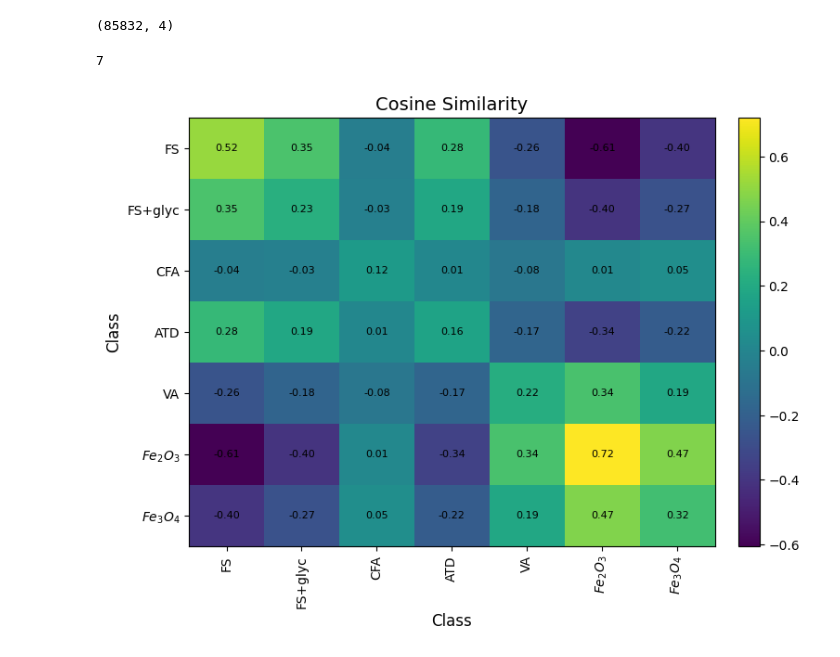
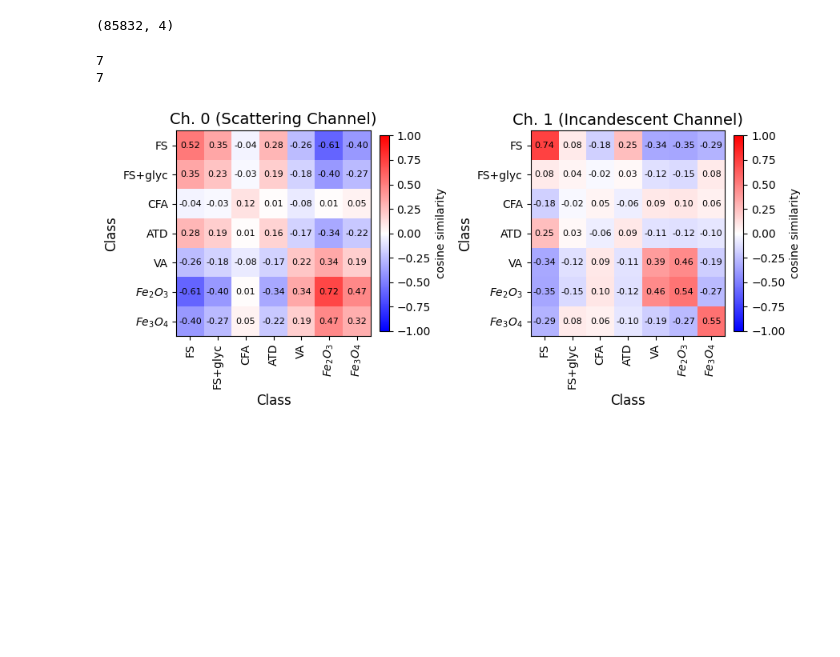
Before and after one commit to kdlamb/SP2-VAE, a Jupyter notebook: SP2_2DLatentSpace.ipynb, the cells around one changed output. Drawn from its saved outputs; the diff is of its cells as text; code cells hidden in the pictures; blank space fills up the shorter version.

```diff
--- a/SP2_2DLatentSpace.ipynb
+++ b/SP2_2DLatentSpace.ipynb
@@ -542,31 +542,38 @@ def calculate_cos_sim(embeddings,class_labels):
           class_cos_sims[i,j] = np.mean(pairwise_similarities)
   return class_cos_sims
 # %%
-cos_sims = calculate_cos_sim(z_mean_0,Y_train)
+cos_sims_Ch0 = calculate_cos_sim(z_mean_0,Y_train)
+cos_sims_Ch1 = calculate_cos_sim(z_mean_1,Y_train)
 # %% [output]
 7
+7
 # %%
-fig, ax = plt.subplots(figsize=(8, 6))
-im = ax.imshow(cos_sims, aspect='auto', origin='upper')
-ax.set_title("Cosine Similarity", fontsize=14)
-ax.set_xlabel('Class', fontsize=12)
-ax.set_ylabel('Class', fontsize=12)
+fig, axs = plt.subplots(1,2,figsize=(9, 4))
+cos_sims = [cos_sims_Ch0,cos_sims_Ch1]
+names = ["Ch. 0 (Scattering Channel)","Ch. 1 (Incandescent Channel)"]
 
-# x-axis: cluster labels
-ax.set_xticks(range(len(target_names)))
-ax.set_xticklabels(target_names, rotation=90)
+for k in range(0,2):
+    ax = axs[k]
+    im = ax.imshow(cos_sims[k], aspect='auto', origin='upper',vmin=-1,vmax=1,cmap="bwr")
+    ax.set_title(names[k], fontsize=14)
+    ax.set_xlabel('Class', fontsize=12)
+    ax.set_ylabel('Class', fontsize=12)
 
-ax.set_yticks(range(len(target_names)))
-ax.set_yticklabels(target_names)
+    ax.set_xticks(range(len(target_names)))
+    ax.set_xticklabels(target_names, rotation=90)
+    ax.set_yticks(range(len(target_names)))
+    ax.set_yticklabels(target_names)
+    # Colorbar
+    cbar = fig.colorbar(im, ax=ax, fraction=0.046, pad=0.04)
+    cbar.ax.tick_params(labelsize=10)
+    cbar.set_label("cosine similarity")
 
-# Colorbar
-cbar = fig.colorbar(im, ax=ax, fraction=0.046, pad=0.04)
-cbar.ax.tick_params(labelsize=10)
-
-for i in range(cos_sims.shape[0]):
-  for j in range(cos_sims.shape[0]):
-    val = cos_sims[i, j]
-    text = "{:.2f}".format(val)
-    ax.text(j, i, text, ha='center', va='center', fontsize=8)
+    for i in range(cos_sims[k].shape[0]):
+        for j in range(cos_sims[k].shape[0]):
+            val = cos_sims[k][i, j]
+            text = "{:.2f}".format(val)
+            ax.text(j, i, text, ha='center', va='center', fontsize=8)
+plt.tight_layout()
+plt.savefig("CosineSimilarity_2DVAE.png",dpi=300)
 # %% [output]
-[figure, old version]
+[figure, new version]
```
